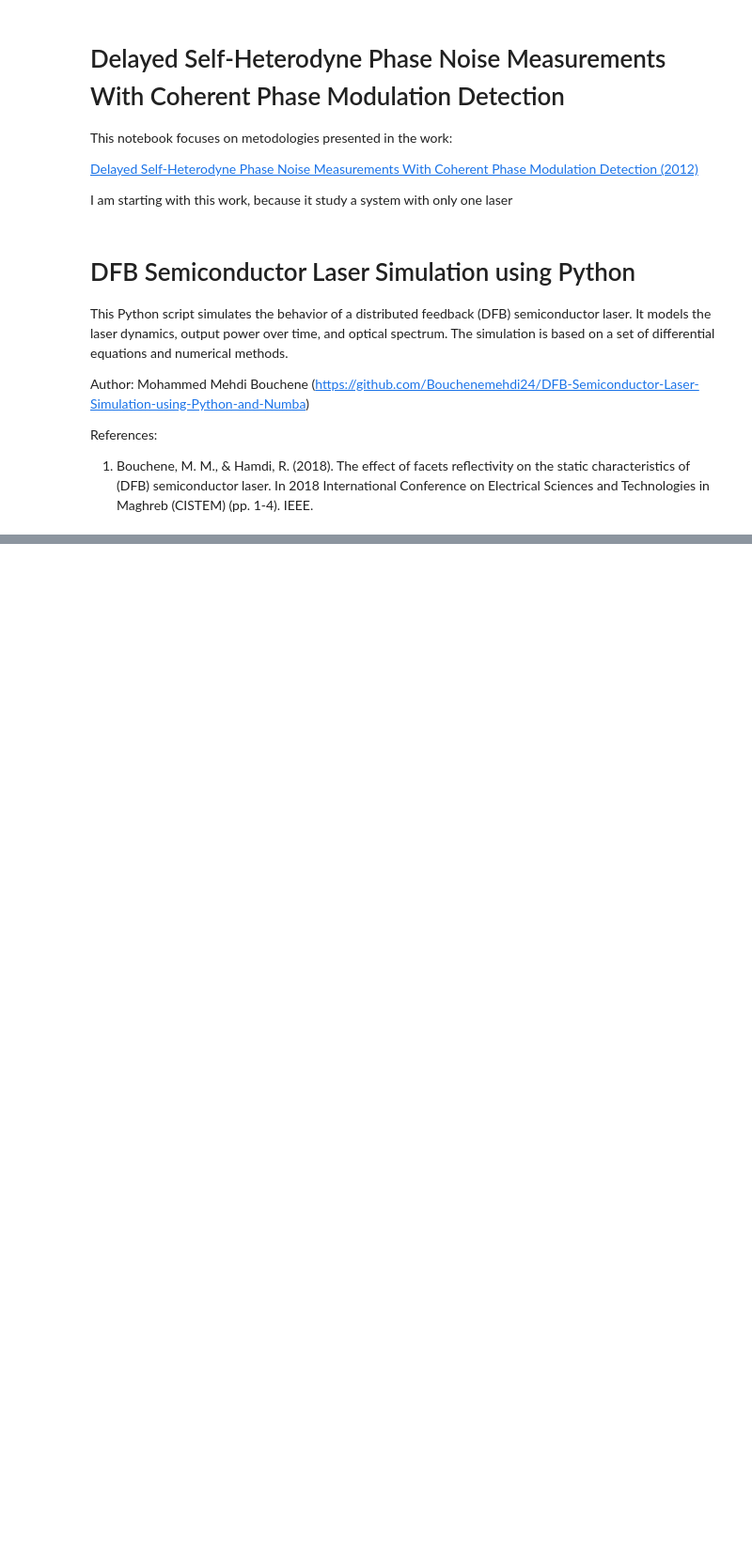
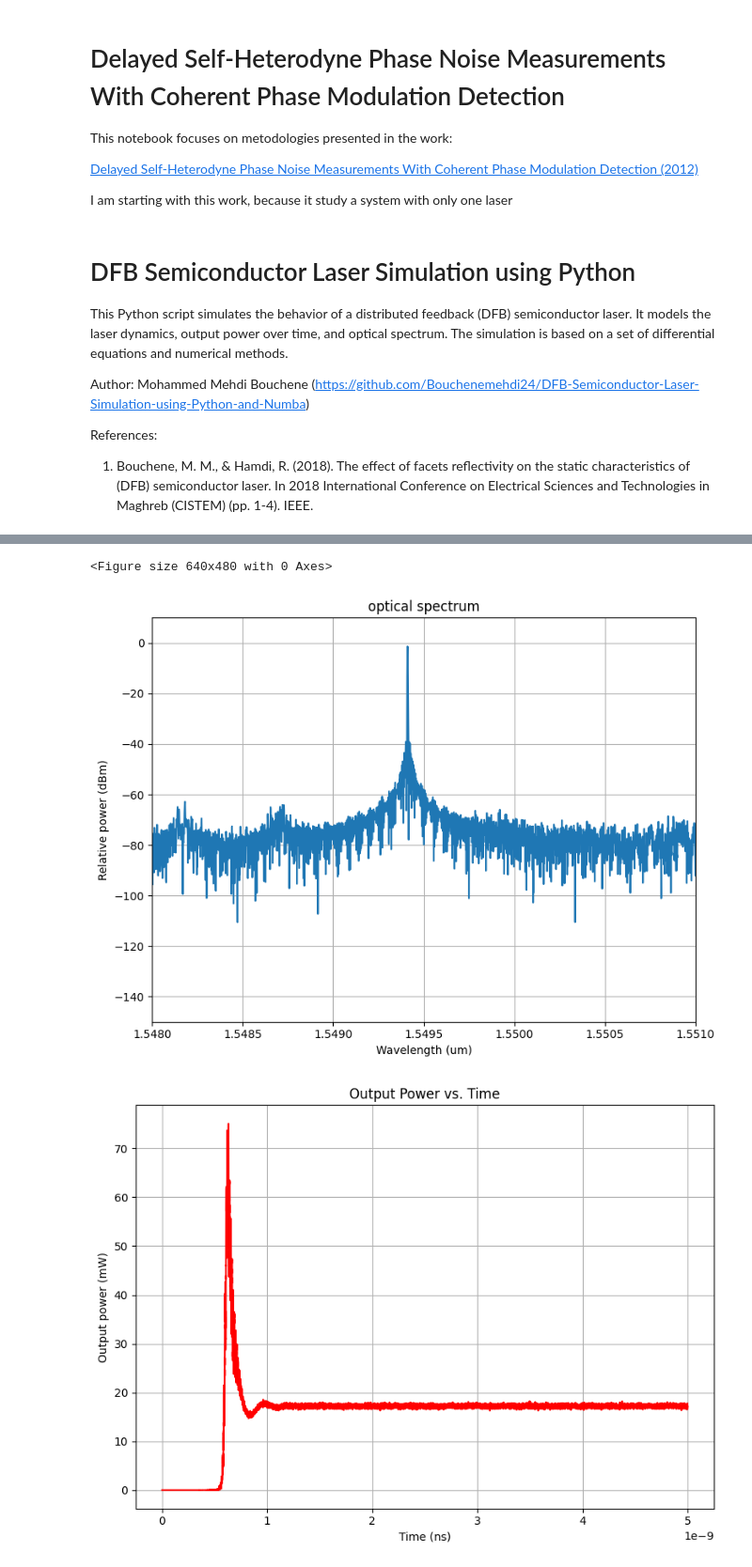
Before and after one commit to CaioRodrigues200/Laser-Study, a Jupyter notebook: Delayed_Self_Heterodyne.ipynb, the cells around one changed output, grey strips where cells are left out. Shown: that part at 94% size. Saved outputs shown, nothing was run; the diff lists cells and outputs as text; code cells hidden in the pictures; blank space fills up the shorter version.

```diff
--- a/Delayed_Self_Heterodyne.ipynb
+++ b/Delayed_Self_Heterodyne.ipynb
@@ -119,13 +127,15 @@ sn1 = 1
 @jit(nopython=True)
 
 def main_program(tnum, S1, F, R, Ft, Rt, S, N, PO, POO, lamda_t):
-    Rright = 1
-    Rleft = 0
 
     # MAIN program
     for tn in range(tnum):  # building up fields over tnum time steps
         S1[0, :] = S
-        G = 0.5 * (gama * gN * (N - NO) / (1 + e * S) - a)  # Equation 4
+
+        # Net optical gain (ref. equation 4)
+        G = 0.5 * (gama * gN * (N - NO) / (1 + e * S) - a)
+
+        # Detuning factor (ref. equation 6 applied on ref. equation 7)
         Detu = 2 * np.pi * (neff - am * gama * gN * (N - NO) * wl / (4 * np.pi * (1 + e * S))) / wl - np.pi / gratingperiod
 
         Spn = np.sqrt(np.abs(b * gama * K * B * N ** 2 / (deltz * vg)))
@@ -152,10 +162,10 @@ def main_program(tnum, S1, F, R, Ft, Rt, S, N, PO, POO, lamda_t):
         N = N + (I / (q * V) - A * N - B * N ** 2 - C * N ** 3 - vg * gN * (N - NO) * S / (1 + e * S)) * deltt
 
         # OUTPUT RELATIONSHIPS
-        PO[tn] = np.abs(F[-1]) ** 2 * V * vg * h0 * c * (1 - Rright ** 2) / (wl * L * gama)  # right hand side's output power
+        PO[tn] = np.abs(F[-1]) ** 2 * V * vg * h0 * c * (1 - rr ** 2) / (wl * L * gama)  # right hand side's output power
         Ft[tn] = F[-1]
 
-        POO[tn] = np.abs(R[-1]) ** 2 * V * vg * h0 * c * (1 - Rleft ** 2) / (wl * L * gama)  # Left hand side's output power
+        POO[tn] = np.abs(R[-1]) ** 2 * V * vg * h0 * c * (1 - rl ** 2) / (wl * L * gama)  # Left hand side's output power
         Rt[tn] = R[-1]
 
         lamda_t[tn] = 2 * gratingperiod * (-wl * am * gama * gN * ((N[-1] - NO)) / 4 / np.pi)
@@ -176,30 +186,34 @@ wave2 = (c / (fy + f0)) * 10**4  # um
 
 plt.figure()
 waveshape = magy[0:my] / np.max(magy)
 plt.figure(figsize=(8, 6))
 plt.plot(wave2, 10 * np.log10(magy[0:my] / np.max(magy)))
 plt.xlabel('Wavelength (um)')
 plt.ylabel('Relative power (dBm)')
 
 plt.title('optical spectrum')
 
 plt.grid(True)
 
 plt.axis([1.530, 1.570, -150, 10])
 # plt.xlim([1.530, 1.570])
 plt.xlim([1.548, 1.551])
 plt.tight_layout()
 
 for xx in range(tnum - 1):
     PO[xx] = 0.5 * (PO[xx] + PO[xx + 1])
 
 ORight = PO[1:tnum - 1] * 1000
 ttt = np.arange(1, tnum - 1) * deltt
 
 plt.figure(figsize=(8, 6))
 plt.plot(ttt, ORight, 'r')  # mW
 plt.xlabel('Time (ns)')
 plt.ylabel('Output power (mW)')
 plt.title('Output Power vs. Time')
 plt.grid(True)
 plt.tight_layout()
+# %% [output]
+<Figure size 640x480 with 0 Axes>
+[figure, added]
+[figure, added]
```
Also changed, not shown: parts of 2 cells of this notebook, 1 other file.
